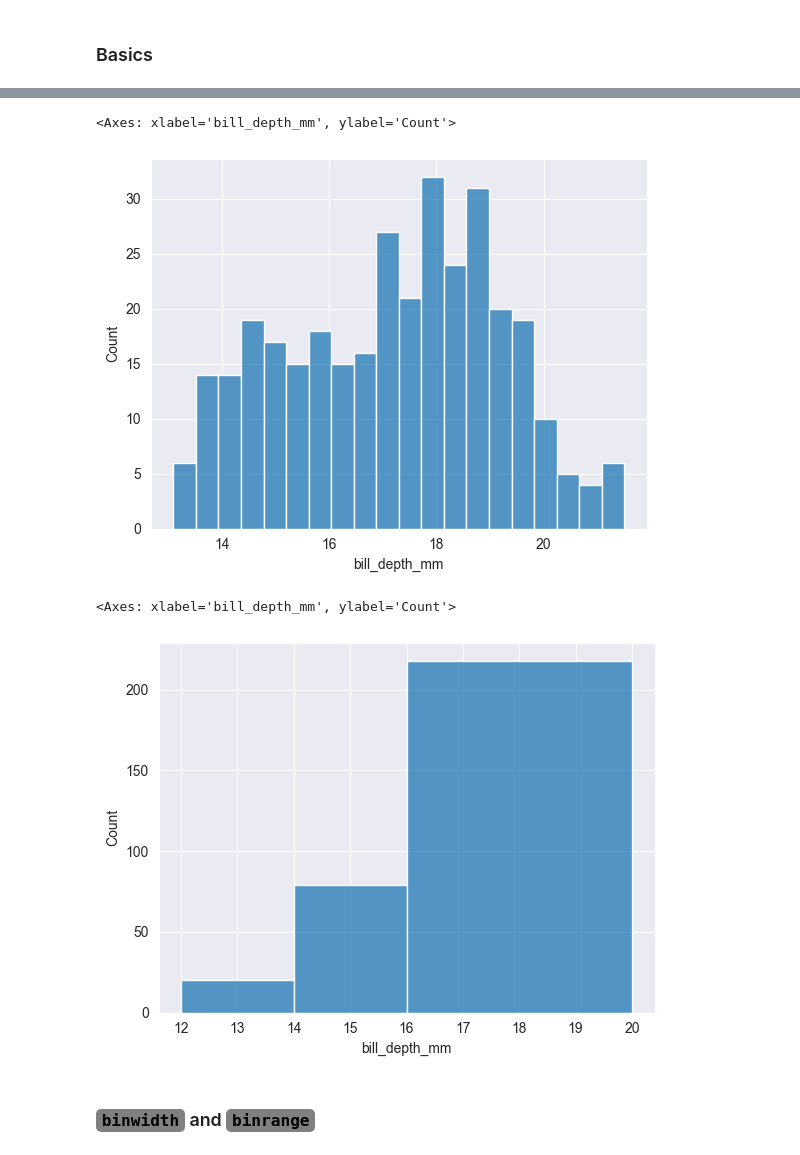
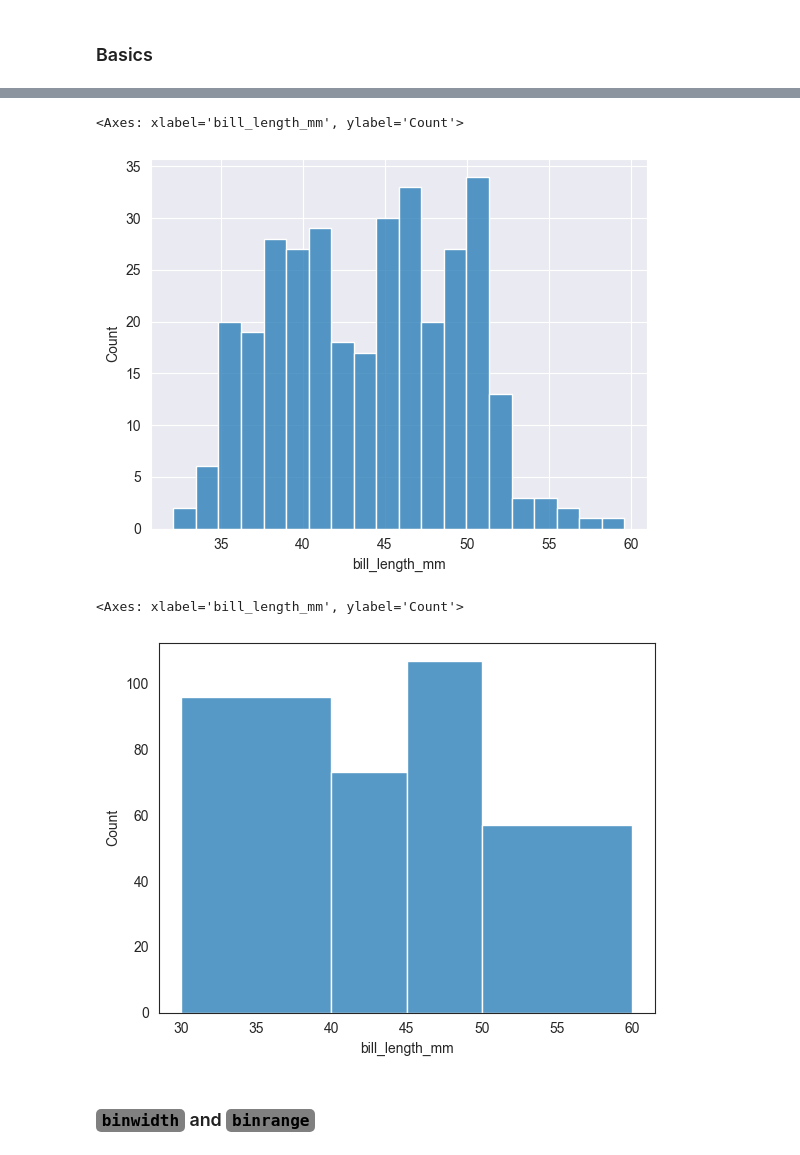
Before and after one commit to mary-vo/seaborn-code-louisville, a Jupyter notebook: seaborn_histogram.ipynb, the cells around one changed output, grey strips where cells are left out. Drawn from its saved outputs; the diff is of its cells as text; code cells hidden in the pictures.

Commit message:
upload histogram notes

```diff
--- a/seaborn_histogram.ipynb
+++ b/seaborn_histogram.ipynb
@@ -55,18 +55,18 @@ sns.histplot(x= 'bill_depth_mm', data=penguins,
 # %%
 # By default, seaborn will decide ho wmany bins to provide for your data, but this can be modified as well
-sns.histplot(x= 'bill_depth_mm', data=penguins,
+sns.histplot(x= 'bill_length_mm', data=penguins,
              bins=20)
 # %% [output]
-<Axes: xlabel='bill_depth_mm', ylabel='Count'>
+<Axes: xlabel='bill_length_mm', ylabel='Count'>
-[figure, old version]
+[figure, new version]
 # %%
 # If you have specific location that you'd like bins to appear, pass in list where each number are start and stop locations of the bins
 # You can make bins irregularly spaced
-sns.histplot(x= 'bill_depth_mm', data=penguins,
-             bins=[12, 14, 16, 20])
+sns.histplot(x= 'bill_length_mm', data=penguins,
+             bins=[30,40,45,50,60])
 # %% [output]
-<Axes: xlabel='bill_depth_mm', ylabel='Count'>
+<Axes: xlabel='bill_length_mm', ylabel='Count'>
-[figure, old version]
+[figure, new version]
 # %% [markdown]
 ### <code style="background:grey;color:black">binwidth</code> and <code style="background:grey;color:black">binrange</code>
 # %%
```
Also changed, not shown: parts of 35 cells of this notebook.
